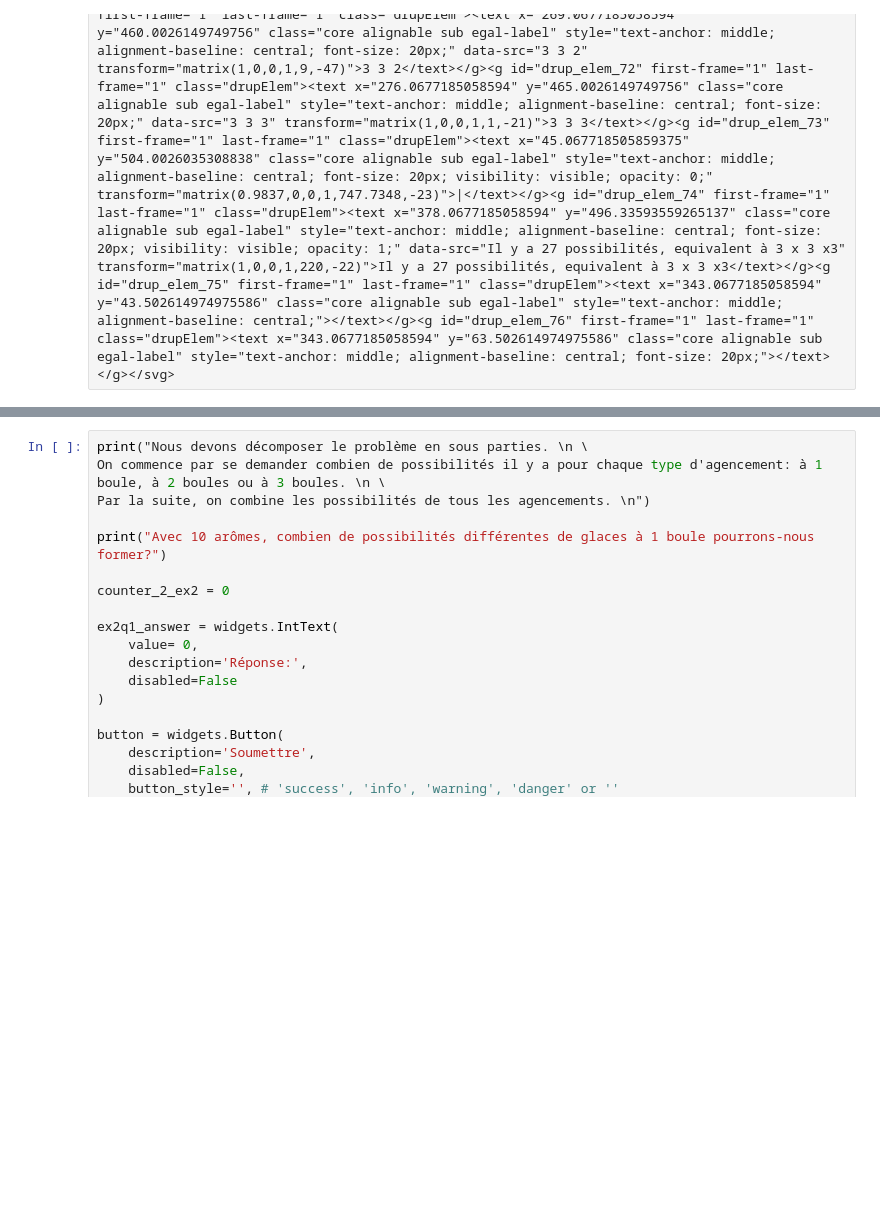
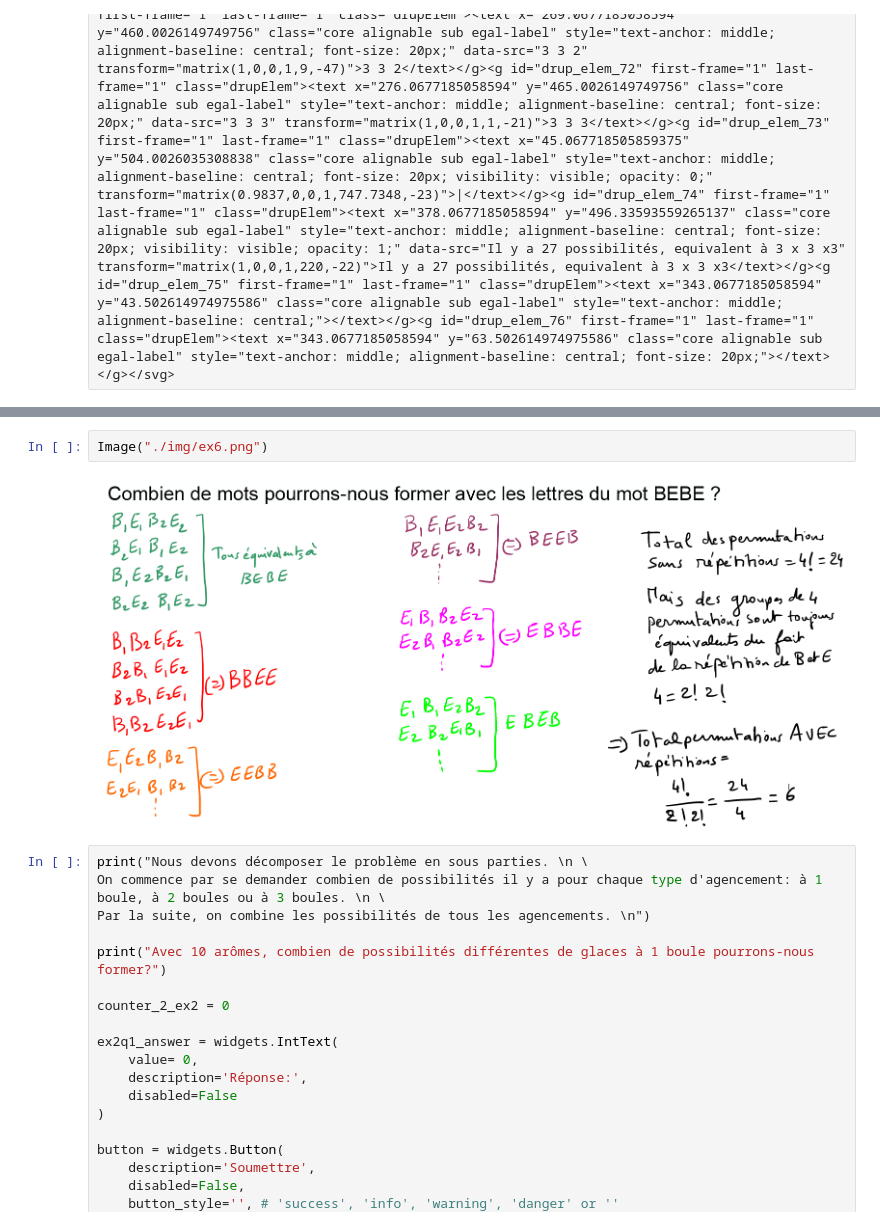
Before and after one commit to elianemaalouf/Statistics2_course_RenkuNotebooks, a Jupyter notebook: notebooks/Combinatoires/Comb_Part2.ipynb, the cells around one changed output, grey strips where cells are left out. Cells and saved outputs as stored; diff of their text form; blank space fills up the shorter version.

```diff
--- a/notebooks/Combinatoires/Comb_Part1.ipynb
+++ b/notebooks/Combinatoires/Comb_Part2.ipynb
@@ -249,3 +332,7 @@ HBox(children=(IntText(value=0, description='Réponse:'), Button(description='So
+# %%
+Image("./img/ex6.png")
+# %% [output]
+[figure, added]
 # %%
 print("Nous devons décomposer le problème en sous parties. \n \
 On commence par se demander combien de possibilités il y a pour chaque type d'agencement: à 1 boule, à 2 boules ou à 3 boules. \n \
```
Also changed, not shown: parts of 11 cells of this notebook, 2 other files.
